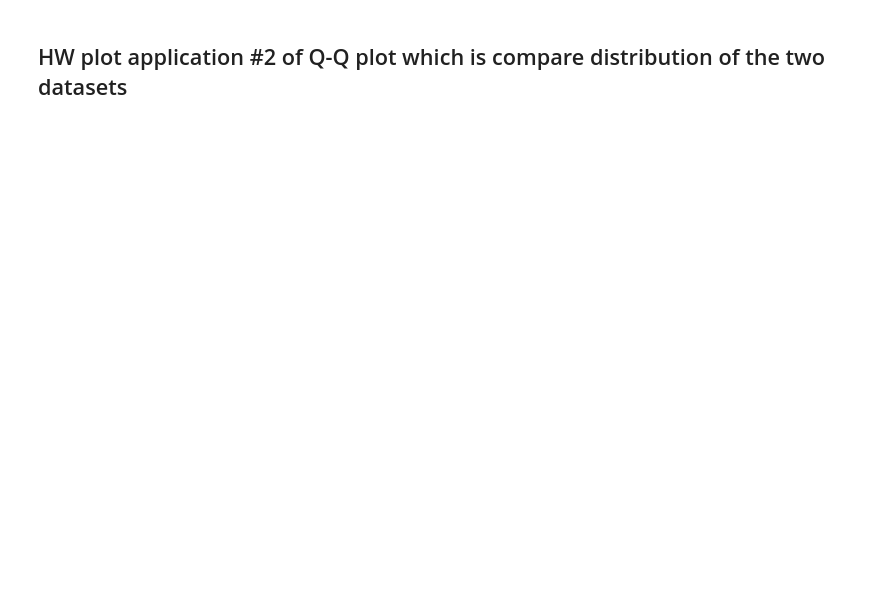
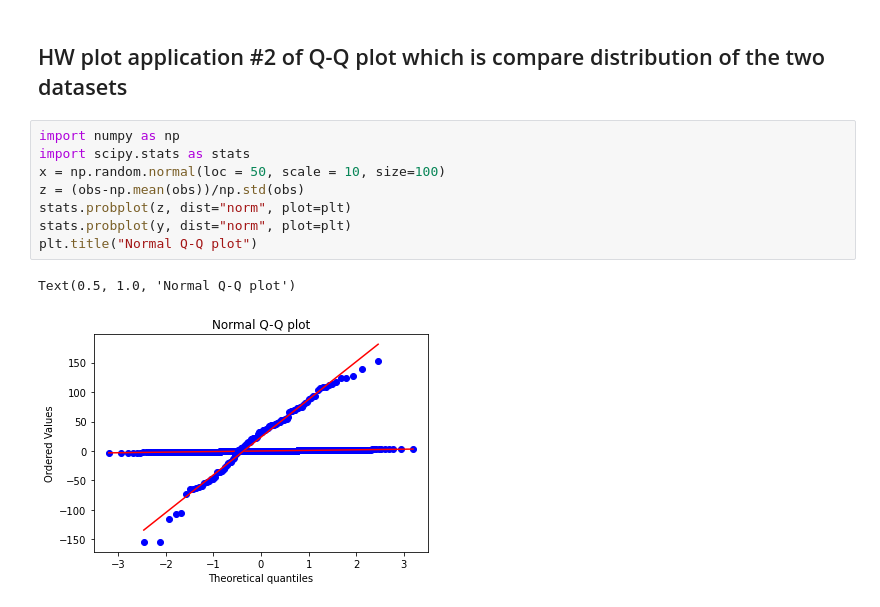
Before and after one commit to Adibank/DPDM, a Jupyter notebook: Data102.ipynb, the cells around one changed output. Saved outputs shown, nothing was run; the diff lists cells and outputs as text; blank space fills up the shorter version.

```diff
--- a/Data102.ipynb
+++ b/Data102.ipynb
@@ -333,2 +333,13 @@ Text(0.5, 1.0, 'Normal Q-Q plot')
 # %% [markdown]
 ## HW plot application #2 of Q-Q plot which is compare distribution of the two datasets
+# %%
+import numpy as np
+import scipy.stats as stats
+x = np.random.normal(loc = 50, scale = 10, size=100)
+z = (obs-np.mean(obs))/np.std(obs)
+stats.probplot(z, dist="norm", plot=plt)
+stats.probplot(y, dist="norm", plot=plt)
+plt.title("Normal Q-Q plot")
+# %% [output]
+Text(0.5, 1.0, 'Normal Q-Q plot')
+[figure, added]
```
Also changed, not shown: parts of 1 cell of this notebook.
